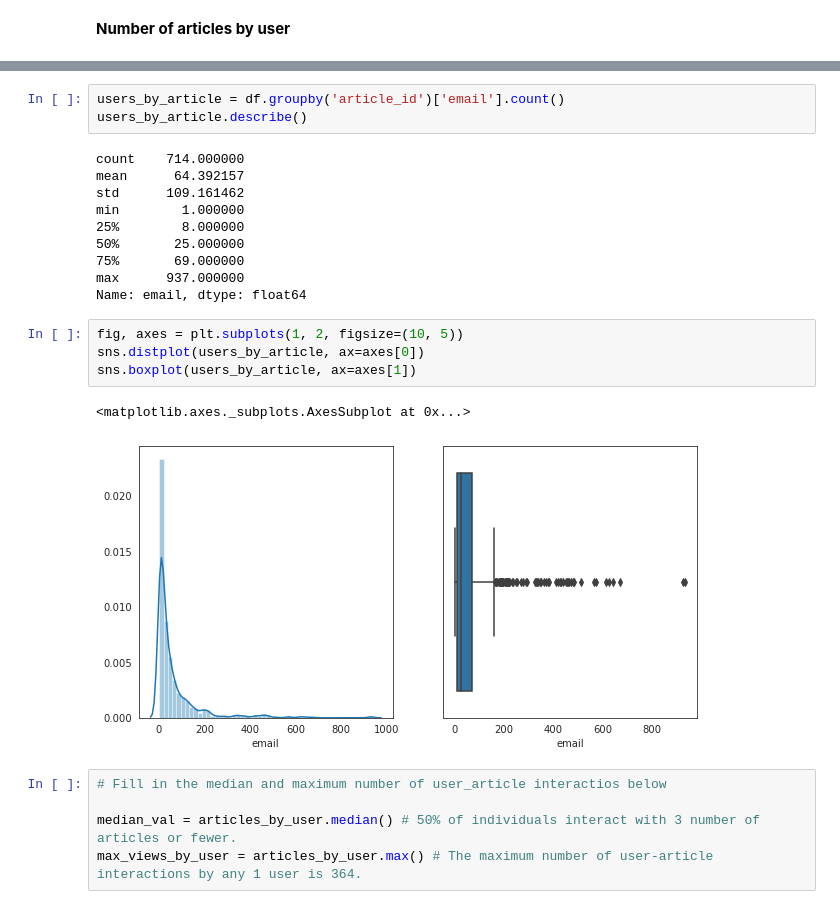
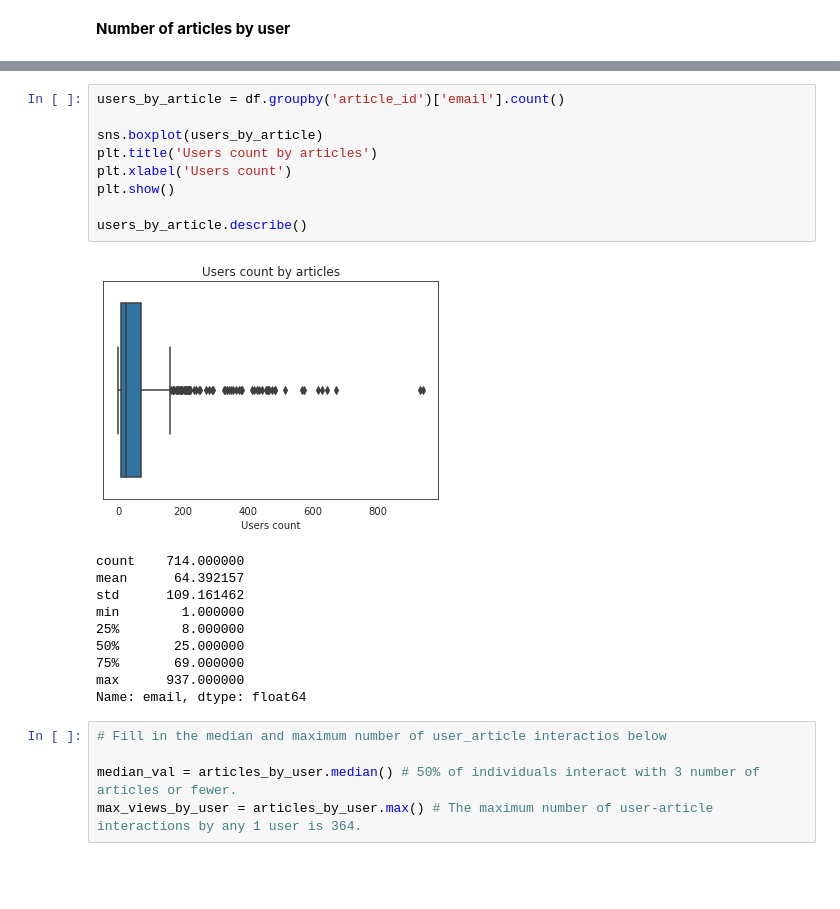
Before and after one commit to labdmitriy/recommendations_with_ibm, a Jupyter notebook: Recommendations_with_IBM.ipynb, the cells around one changed output, grey strips where cells are left out. Cells and saved outputs as stored; diff of their text form; blank space fills up the shorter version.

```diff
--- a/Recommendations_with_IBM.ipynb
+++ b/Recommendations_with_IBM.ipynb
@@ -85,7 +85,14 @@ sns.boxplot(articles_by_user, ax=axes[1])
 # %%
 users_by_article = df.groupby('article_id')['email'].count()
+
+sns.boxplot(users_by_article)
+plt.title('Users count by articles')
+plt.xlabel('Users count')
+plt.show()
+
 users_by_article.describe()
 # %% [output]
+[figure, added]
 count    714.000000
 mean      64.392157
 std      109.161462
@@ -95,13 +102,6 @@ min        1.000000
 75%       69.000000
 max      937.000000
 Name: email, dtype: float64
-# %%
-fig, axes = plt.subplots(1, 2, figsize=(10, 5))
-sns.distplot(users_by_article, ax=axes[0])
-sns.boxplot(users_by_article, ax=axes[1])
-# %% [output]
-<matplotlib.axes._subplots.AxesSubplot at 0x...>
-[figure, removed]
 # %%
 # Fill in the median and maximum number of user_article interactios below
 
```
Also changed, not shown: parts of 17 cells of this notebook, 1 other file.
